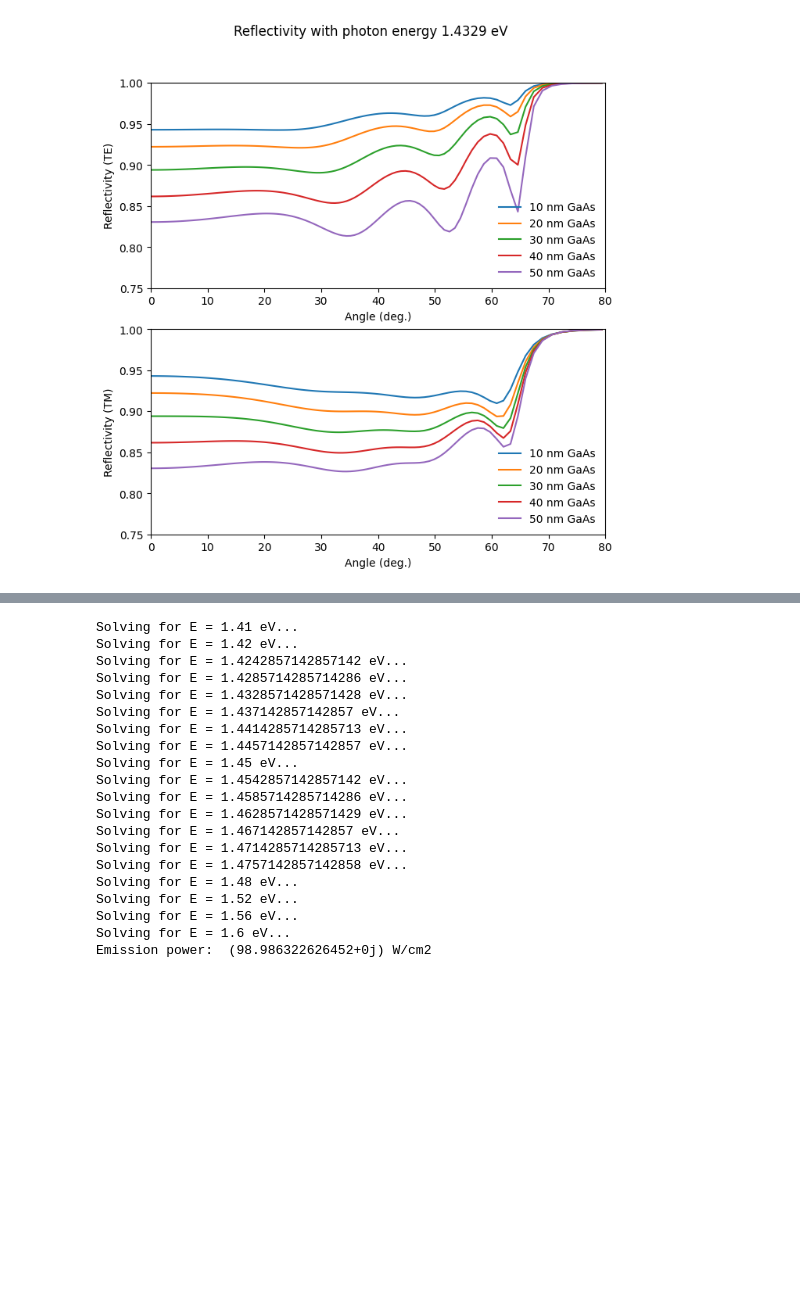
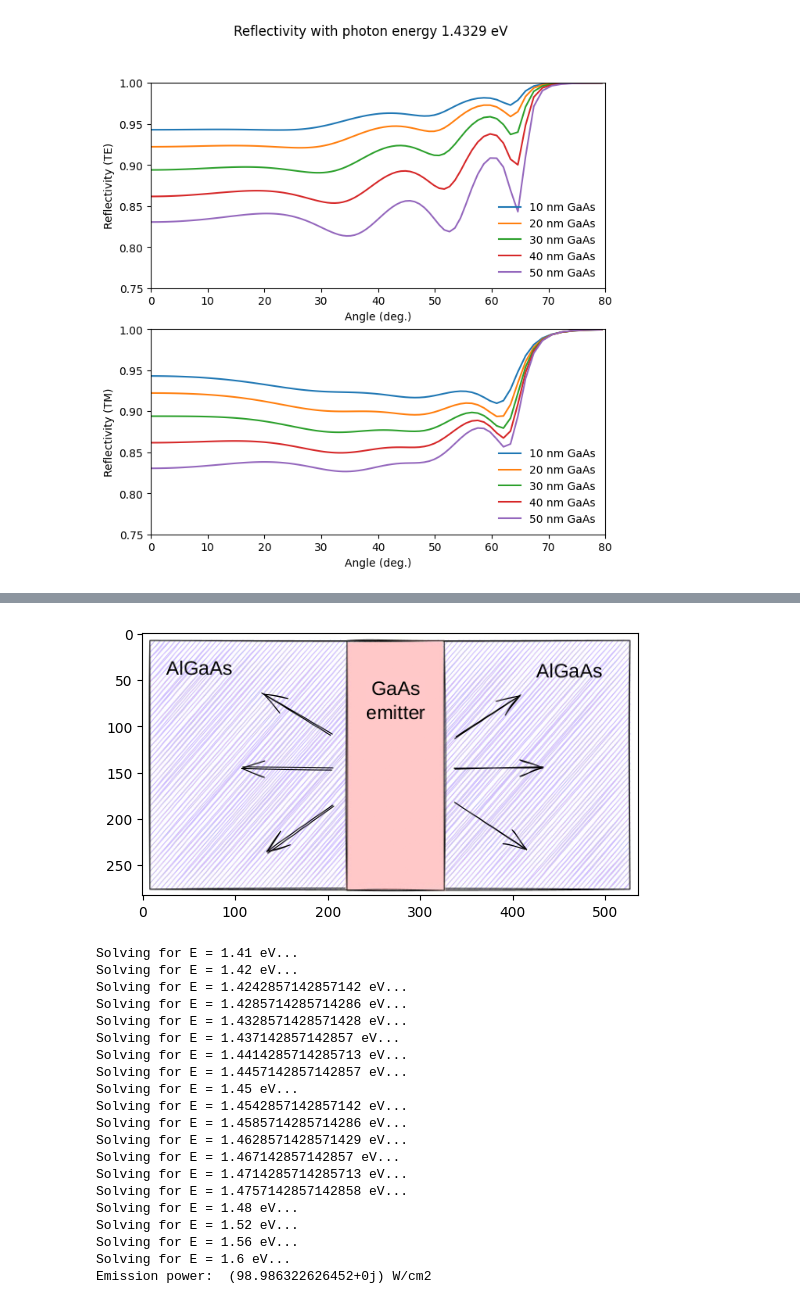
Before and after one commit to pyrykivisaari/admit-FED, a Jupyter notebook: examples.ipynb, the cells around one changed output, grey strips where cells are left out. Cells and saved outputs as stored; diff of their text form; code cells hidden in the pictures; blank space fills up the shorter version.

Commit message:
Testing to add images through Python

```diff
--- a/examples.ipynb
+++ b/examples.ipynb
@@ -45,6 +45,14 @@ Here, we calculate...
 <img src="images/example_emission.png" width=600 height=500 />
 
 ![Bulk emitter structure](images/example_emission.png)
+# %%
+import matplotlib.pyplot as plt
+import matplotlib.image as mpimg
+image = mpimg.imread("images/example_emission.png")
+plt.imshow(image)
+plt.show()
+# %% [output]
+[figure, added]
 # %%
 import example_emission
 # %% [output]
```
